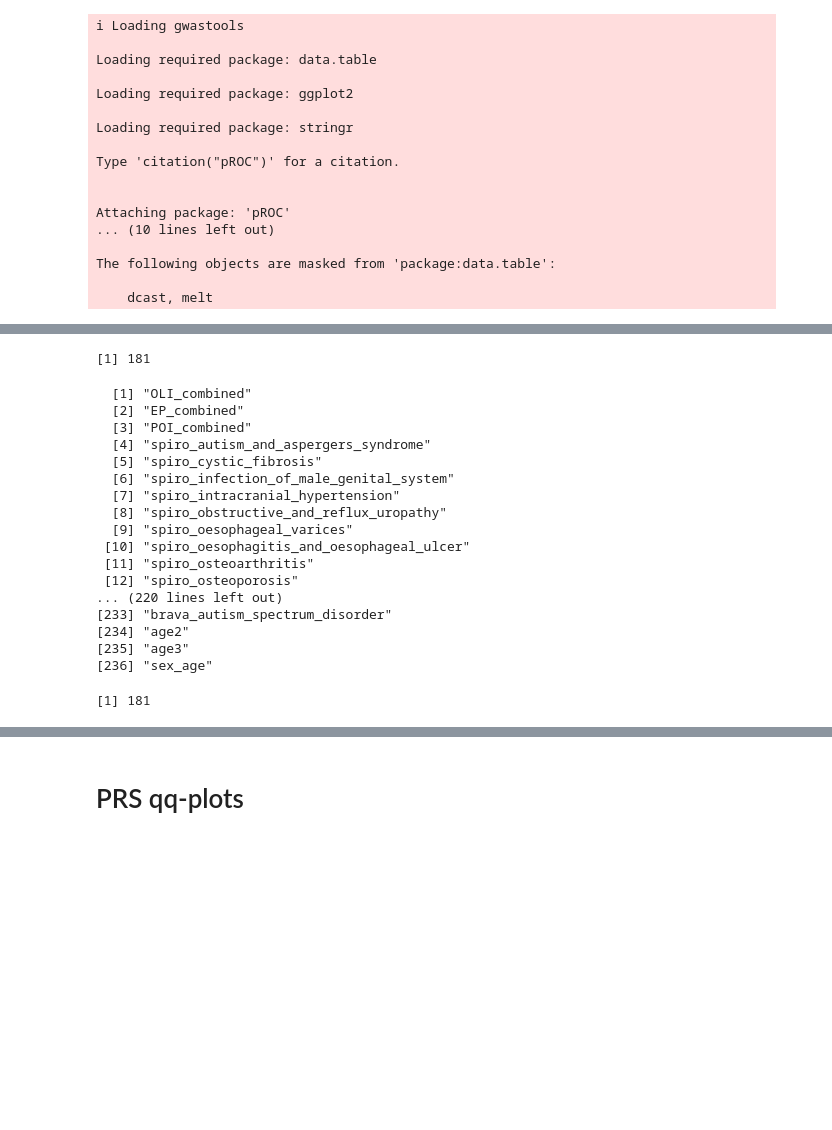
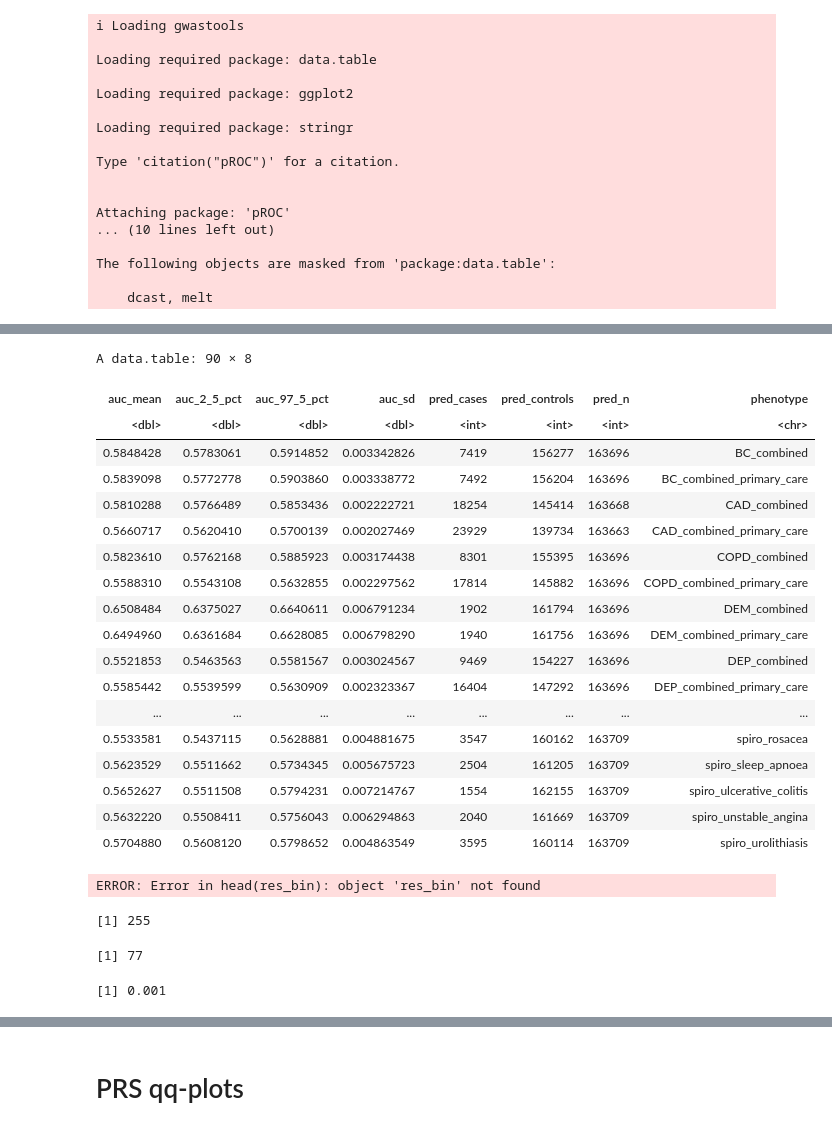
Before and after one commit to frhl/wes_ko_ukbb, a Jupyter notebook: notebooks/220829_transfer_figure5_plots.ipynb, the cells around one changed output, grey strips where cells are left out. Cells and saved outputs as stored; diff of their text form; code cells hidden in the pictures; blank space fills up the shorter version.

```diff
--- a/notebooks/220829_transfer_figure5_plots.ipynb
+++ b/notebooks/220829_transfer_figure5_plots.ipynb
@@ -42,7 +43,7 @@ list.files(dir)
 args <- list(
     summary_ldsc = "data/prs/validation/ldsc_summary.txt.gz",
     summary_prs_cts = "data/prs/validation/pgs_cor_summary.txt.gz",
-    summary_prs_bin = "data/prs/validation/pgs_auc_summary.txt.gz",
+    summary_prs_bin = "data/prs/validation/spiro_pgs_auc_summary.txt.gz",
     bin_header = 'data/phenotypes/spiros_brava_phenotypes_binary_500k_header.tsv',
     cts_header = 'data/phenotypes/filtered_phenotypes_cts_manual.tsv'
 )
@@ -61,27 +62,34 @@ colnames(ldsc) <- paste0("ldsc_",colnames(ldsc))
 colnames(ldsc)[colnames(ldsc) == "ldsc_phenotype"] <- "phenotype"
 # %%
 # why is this only 37? These all have very low case count. I think we might have exluded them.
-length(unique(ldsc[ldsc$phenotype %in% binary_header]$phenotype))
-binary_header[!binary_header %in% ldsc[ldsc$phenotype %in% binary_header]$phenotype]
+#length(unique(ldsc[ldsc$phenotype %in% binary_header]$phenotype))
+#binary_header[!binary_header %in% ldsc[ldsc$phenotype %in% binary_header]$phenotype]
-# %% [output]
-[1] 181
-  [1] "OLI_combined"
-  [2] "EP_combined"
-  [3] "POI_combined"
-  [4] "spiro_autism_and_aspergers_syndrome"
-  [5] "spiro_cystic_fibrosis"
-  [6] "spiro_infection_of_male_genital_system"
-  [7] "spiro_intracranial_hypertension"
-  [8] "spiro_obstructive_and_reflux_uropathy"
-  [9] "spiro_oesophageal_varices"
- [10] "spiro_oesophagitis_and_oesophageal_ulcer"
- [11] "spiro_osteoarthritis"
- [12] "spiro_osteoporosis"
-... (220 lines left out)
-[233] "brava_autism_spectrum_disorder"
-[234] "age2"
-[235] "age3"
-[236] "sex_age"
+# %%
+bin
+# %% [output]
+A data.table: 90 × 8
+| auc_mean | auc_2_5_pct | auc_97_5_pct | auc_sd | pred_cases | pred_controls | pred_n | phenotype |
+| <dbl> | <dbl> | <dbl> | <dbl> | <int> | <int> | <int> | <chr> |
+| 0.5848428 | 0.5783061 | 0.5914852 | 0.003342826 | 7419 | 156277 | 163696 | BC_combined |
+| 0.5839098 | 0.5772778 | 0.5903860 | 0.003338772 | 7492 | 156204 | 163696 | BC_combined_primary_care |
+| 0.5810288 | 0.5766489 | 0.5853436 | 0.002222721 | 18254 | 145414 | 163668 | CAD_combined |
+| 0.5660717 | 0.5620410 | 0.5700139 | 0.002027469 | 23929 | 139734 | 163663 | CAD_combined_primary_care |
+| 0.5823610 | 0.5762168 | 0.5885923 | 0.003174438 | 8301 | 155395 | 163696 | COPD_combined |
+| 0.5588310 | 0.5543108 | 0.5632855 | 0.002297562 | 17814 | 145882 | 163696 | COPD_combined_primary_care |
+| 0.6508484 | 0.6375027 | 0.6640611 | 0.006791234 | 1902 | 161794 | 163696 | DEM_combined |
+| 0.6494960 | 0.6361684 | 0.6628085 | 0.006798290 | 1940 | 161756 | 163696 | DEM_combined_primary_care |
+| 0.5521853 | 0.5463563 | 0.5581567 | 0.003024567 | 9469 | 154227 | 163696 | DEP_combined |
+| 0.5585442 | 0.5539599 | 0.5630909 | 0.002323367 | 16404 | 147292 | 163696 | DEP_combined_primary_care |
+| ... | ... | ... | ... | ... | ... | ... | ... |
+| 0.5533581 | 0.5437115 | 0.5628881 | 0.004881675 | 3547 | 160162 | 163709 | spiro_rosacea |
+| 0.5623529 | 0.5511662 | 0.5734345 | 0.005675723 | 2504 | 161205 | 163709 | spiro_sleep_apnoea |
+| 0.5652627 | 0.5511508 | 0.5794231 | 0.007214767 | 1554 | 162155 | 163709 | spiro_ulcerative_colitis |
+| 0.5632220 | 0.5508411 | 0.5756043 | 0.006294863 | 2040 | 161669 | 163709 | spiro_unstable_angina |
+| 0.5704880 | 0.5608120 | 0.5798652 | 0.004863549 | 3595 | 160114 | 163709 | spiro_urolithiasis |
+# %%
+head(res_bin)
+# %% [output]
+ERROR: Error in head(res_bin): object 'res_bin' not found
 # %%
 cutoff <- 0.05 / length(binary_header)
 # %%
@@ -115,7 +123,16 @@ options(repr.matrix.max.rows=100, repr.matrix.max.cols=30)
 #res_bin
 length(unique(res_bin$phenotype))
 # %% [output]
-[1] 181
+[1] 255
+# %%
+pvalues <- res_bin[res_bin$ldsc_coef == "h2",]$ldsc_pvalue
+sum(pvalues < 0.001)
+# %% [output]
+[1] 77
+# %%
+0.05/50
+# %% [output]
+[1] 0.001
 # %%
 point_size = 0.75
 
```
Also changed, not shown: parts of 2 cells of this notebook, 7 other files.
